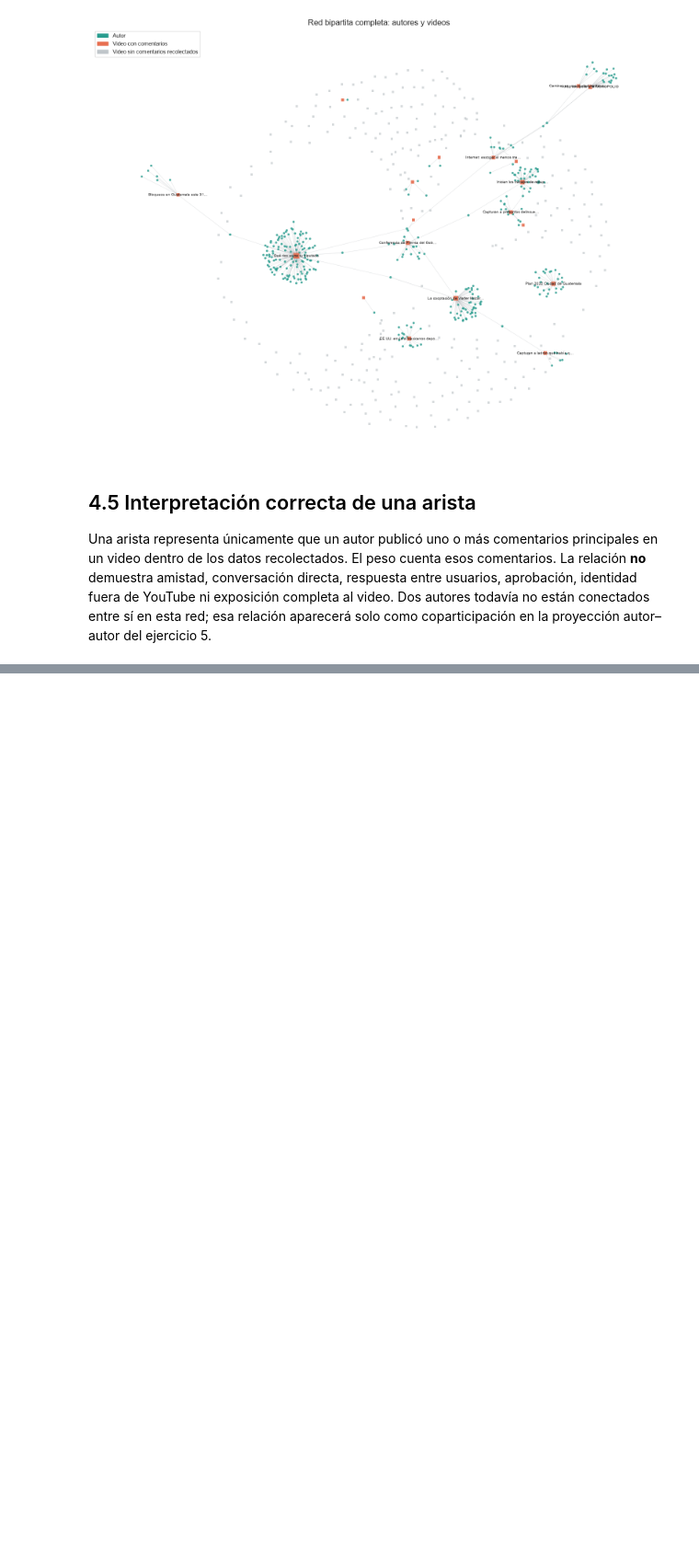
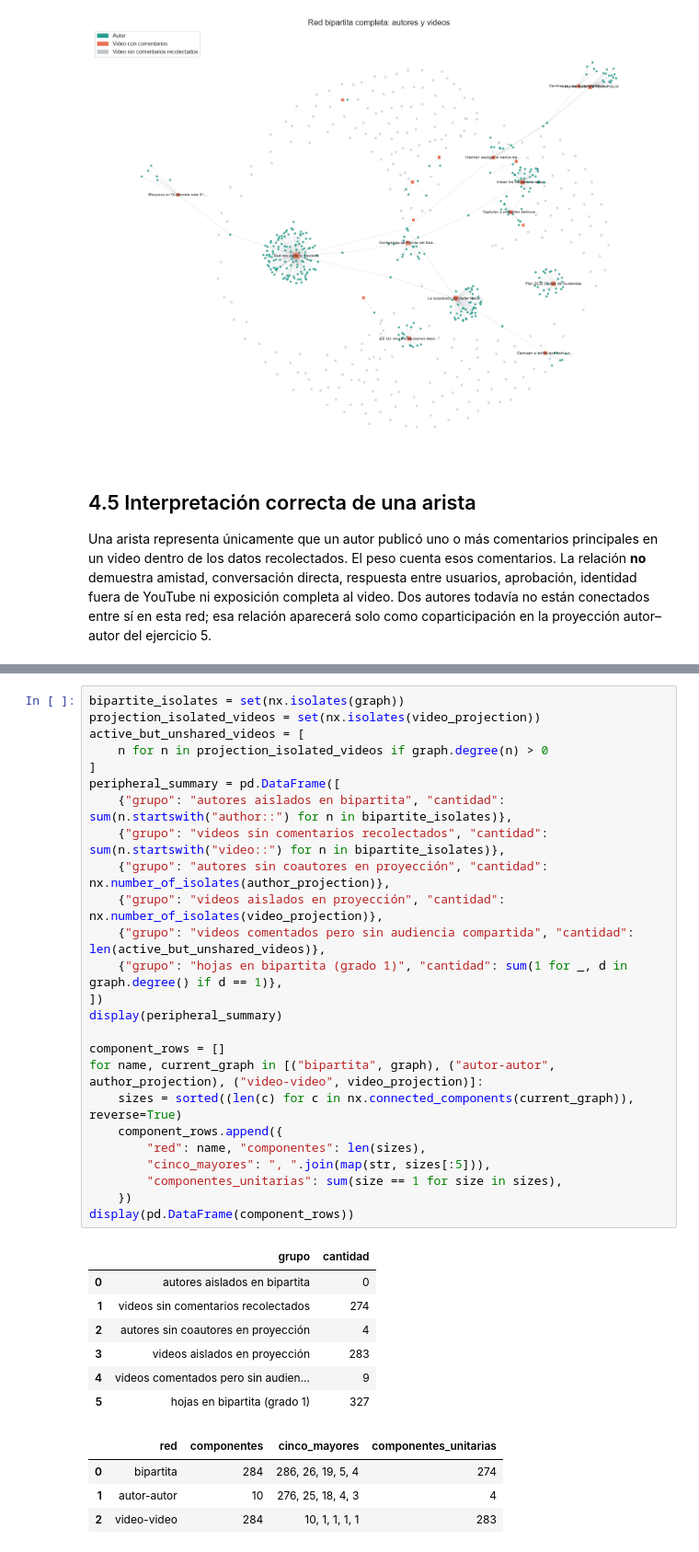
Before and after one commit to Dcextrim/CC3084-Data-Science, a Jupyter notebook: 06_analisis_redes_sociales/notebooks/analisis_redes_sociales.ipynb, the cells around one changed output, grey strips where cells are left out. Shown at 92% size. Saved outputs shown, nothing was run; the diff lists cells and outputs as text; blank space fills up the shorter version.

```diff
--- a/06_analisis_redes_sociales/notebooks/analisis_redes_sociales.ipynb
+++ b/06_analisis_redes_sociales/notebooks/analisis_redes_sociales.ipynb
@@ -982,0 +1142,37 @@ Las conclusiones de este avance describen **esta muestra recolectada**. No se ge
+# %%
+bipartite_isolates = set(nx.isolates(graph))
+projection_isolated_videos = set(nx.isolates(video_projection))
+active_but_unshared_videos = [
+    n for n in projection_isolated_videos if graph.degree(n) > 0
+]
+peripheral_summary = pd.DataFrame([
+    {"grupo": "autores aislados en bipartita", "cantidad": sum(n.startswith("author::") for n in bipartite_isolates)},
+    {"grupo": "videos sin comentarios recolectados", "cantidad": sum(n.startswith("video::") for n in bipartite_isolates)},
+    {"grupo": "autores sin coautores en proyección", "cantidad": nx.number_of_isolates(author_projection)},
+    {"grupo": "videos aislados en proyección", "cantidad": nx.number_of_isolates(video_projection)},
+    {"grupo": "videos comentados pero sin audiencia compartida", "cantidad": len(active_but_unshared_videos)},
+    {"grupo": "hojas en bipartita (grado 1)", "cantidad": sum(1 for _, d in graph.degree() if d == 1)},
+])
+display(peripheral_summary)
+
+component_rows = []
+for name, current_graph in [("bipartita", graph), ("autor-autor", author_projection), ("video-video", video_projection)]:
+    sizes = sorted((len(c) for c in nx.connected_components(current_graph)), reverse=True)
+    component_rows.append({
+        "red": name, "componentes": len(sizes),
+        "cinco_mayores": ", ".join(map(str, sizes[:5])),
+        "componentes_unitarias": sum(size == 1 for size in sizes),
+    })
+display(pd.DataFrame(component_rows))
+# %% [output]
+|  | grupo | cantidad |
+| 0 | autores aislados en bipartita | 0 |
+| 1 | videos sin comentarios recolectados | 274 |
+| 2 | autores sin coautores en proyección | 4 |
+| 3 | videos aislados en proyección | 283 |
+| 4 | videos comentados pero sin audien... | 9 |
+| 5 | hojas en bipartita (grado 1) | 327 |
+|  | red | componentes | cinco_mayores | componentes_unitarias |
+| 0 | bipartita | 284 | 286, 26, 19, 5, 4 | 274 |
+| 1 | autor-autor | 10 | 276, 25, 18, 4, 3 | 4 |
+| 2 | video-video | 284 | 10, 1, 1, 1, 1 | 283 |
```
Also changed, not shown: parts of 14 cells of this notebook, 7 other files.
